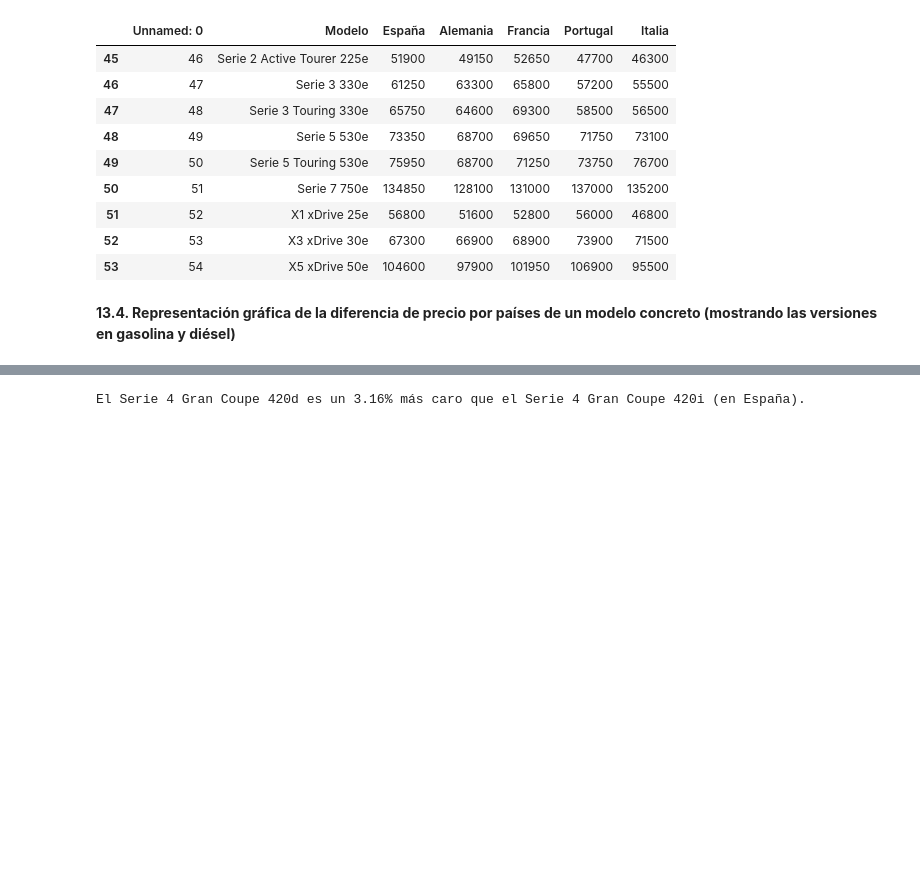
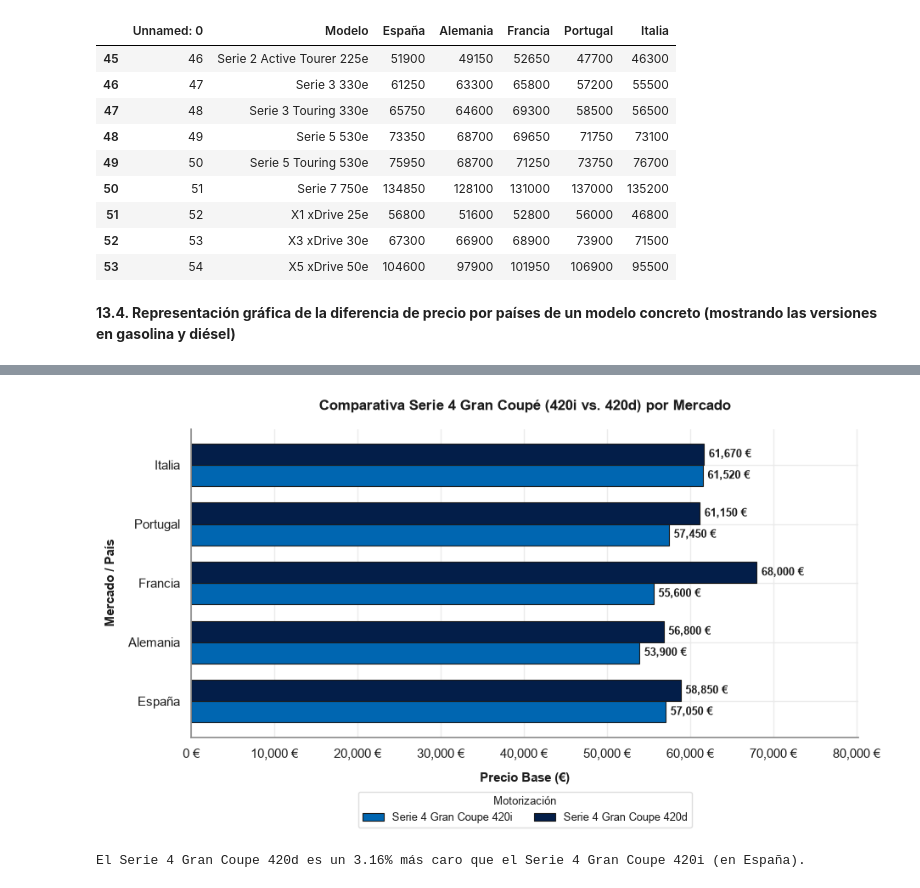
Before and after one commit to adrianamorchons/analisis_precios_bmw_2026, a Jupyter notebook: ANALISIS_BMW_PRECIOS_2026.ipynb, the cells around one changed output, grey strips where cells are left out. Saved outputs shown, nothing was run; the diff lists cells and outputs as text; code cells hidden in the pictures; blank space fills up the shorter version.

```diff
--- a/ANALISIS_BMW_PRECIOS_2026.ipynb
+++ b/ANALISIS_BMW_PRECIOS_2026.ipynb
@@ -524,3 +613,85 @@ plt.show()
+# %%
+import matplotlib.pyplot as plt
+from matplotlib import ticker
+import seaborn as sns
+
+modelos_buscados = list(('Serie 4 Gran Coupe 420i', 'Serie 4 Gran Coupe 420d'))
+mercados_ue = list(('España', 'Alemania', 'Francia', 'Portugal', 'Italia'))
+fila_coche = df[df['Modelo'].isin(modelos_buscados)]
+fila_numerica = fila_coche.set_index('Modelo')[mercados_ue]
+
+#Configurar estilo
+sns.set_theme(
+    style='whitegrid',
+    rc={
+        'axes.edgecolor': '#8E8E8E',
+        'grid.color': '#EBEBEB',
+        'text.color': '#1C1C1C',
+        'axes.labelcolor': '#1C1C1C',
+        'xtick.color': '#1C1C1C',
+        'ytick.color': '#1C1C1C',
+    },
+)
+
+#Paleta corporativa BMW para comparar ambas motorizaciones
+colores_bmw = list((
+    '#0066B1',  # Azul BMW principal (420i Gasolina)
+    '#031E49',  # Azul Marino BMW M (420d Diésel)
+))
+
+#Dibujar barras horizontales agrupadas
+ax = fila_numerica.T.plot(
+    kind='barh',
+    figsize=(9.5, 5.5),
+    color=colores_bmw,
+    edgecolor='#1C1C1C',
+    linewidth=0.8,
+    width=0.72,
+)
+
+#Añadir el precio exacto junto a cada barra
+for container in ax.containers:
+    ax.bar_label(
+        container,
+        fmt='{:,.0f} €',
+        padding=4,
+        fontsize=9,
+        fontweight='bold',
+        color='#1C1C1C',
+    )
+
+#Personalización de títulos, ejes y leyenda
+plt.title(
+    'Comparativa Serie 4 Gran Coupé (420i vs. 420d) por Mercado',
+    fontsize=12.5,
+    fontweight='bold',
+    pad=16,
+    color='#1C1C1C',
+)
+plt.xlabel('Precio Base (€)', fontsize=10.5, labelpad=10, fontweight='bold')
+plt.ylabel('Mercado / País', fontsize=10.5, labelpad=10, fontweight='bold')
+
+ax.xaxis.set_major_formatter(ticker.StrMethodFormatter('{x:,.0f} €'))
+max_precio = fila_numerica.max().max()
+plt.xlim(0, max_precio * 1.18)
+
+plt.legend(
+    title='Motorización',
+    title_fontsize=9.5,
+    fontsize=9,
+    bbox_to_anchor=(0.5, -0.16),
+    loc='upper center',
+    ncol=2,
+    frameon=True,
+    facecolor='white',
+    edgecolor='#D6D6D6',
+)
+
+sns.despine(top=True, right=True)
+plt.tight_layout()
+plt.show()
+# %% [output]
+[figure, added]
 # %%
 fila_ordenada = fila_coche.sort_values(by='España')
 precio_coche_1 = fila_coche['España'].iloc[0]
```
Also changed, not shown: parts of 76 cells of this notebook.
